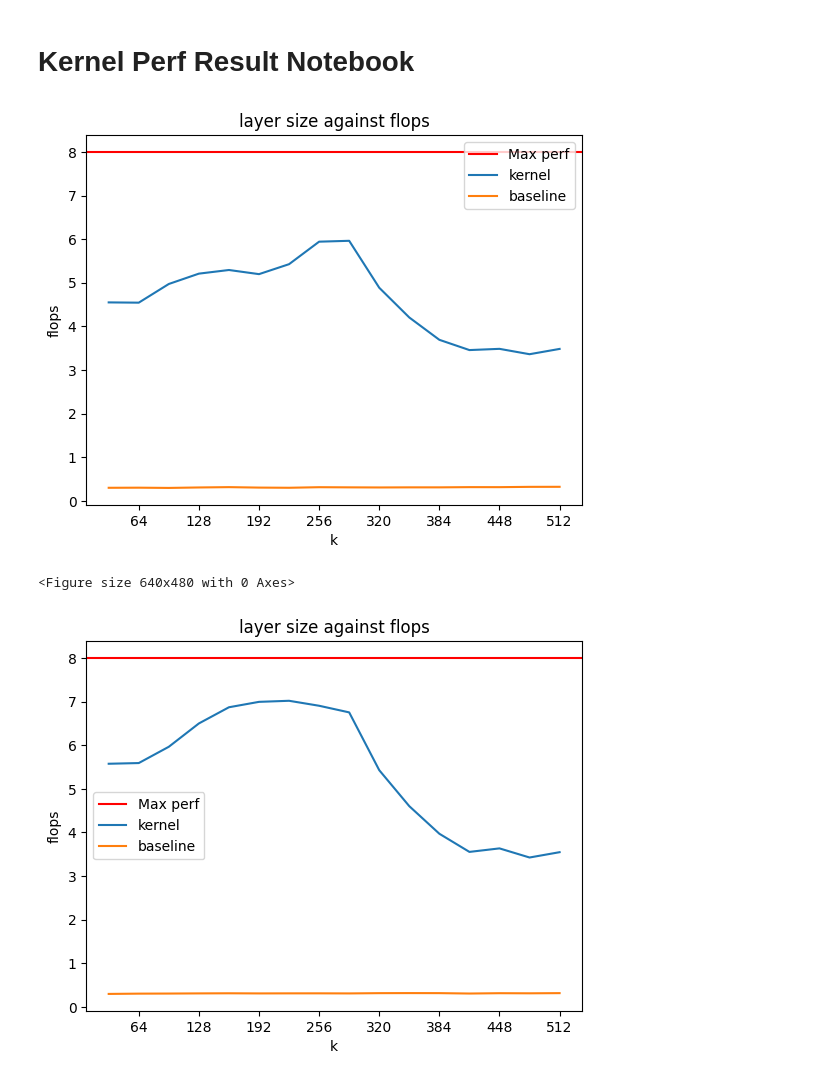
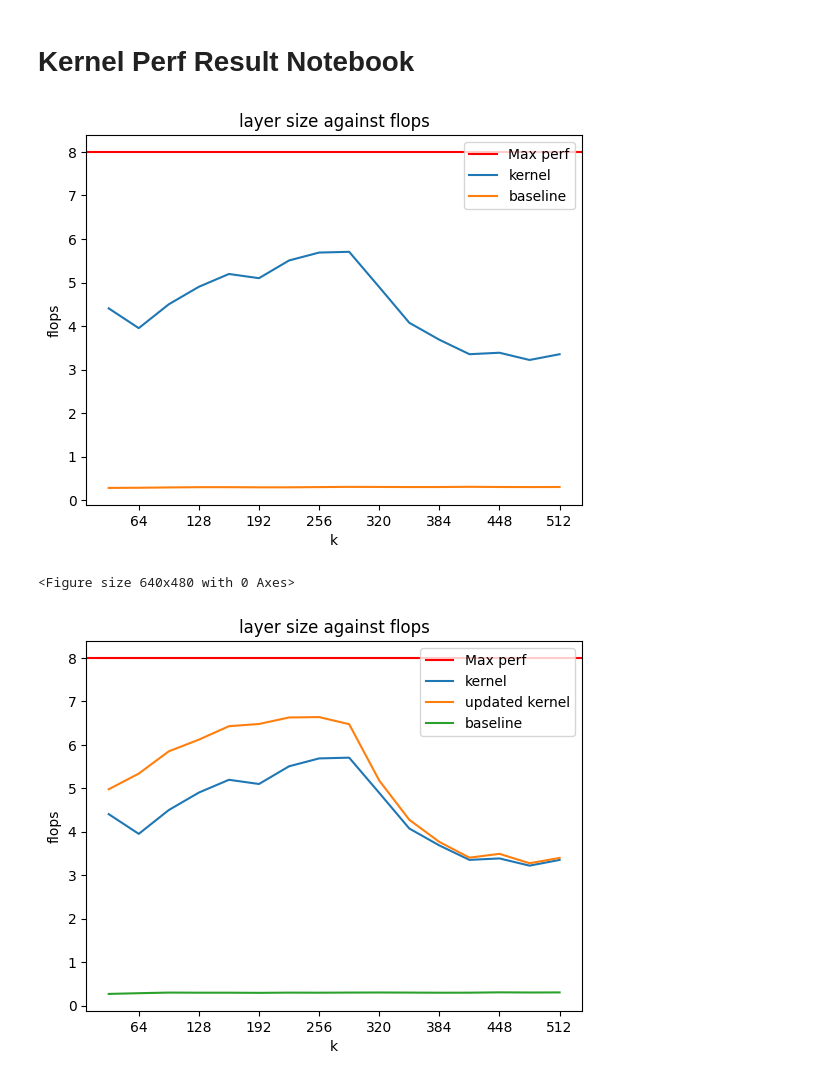
Before and after one commit to kel4F2023/CNN-Maxpooling-Kernel, a Jupyter notebook: visual.ipynb, the cells around one changed output. Cells and saved outputs as stored; diff of their text form; code cells hidden in the pictures.

Commit message:
update visual

```diff
--- a/visual.ipynb
+++ b/visual.ipynb
@@ -7,58 +7,59 @@ import pandas as pd
 # %%
 # visualizing performance for mid-report implementation
 
-df = pd.read_csv('data/mid-data.tsv', delimiter='\t')
-df.columns = ['p', 'z', 'k', 'oflops', 'blops', 'correct']
-df['k'].astype(int)
-df['p'].astype(int)
-df['z'].astype(int)
-df['oflops'].astype(float)
-df['blops'].astype(float)
-df['correct'].astype(int)
+mid_df = pd.read_csv('data/mid-data.tsv', delimiter='\t')
+mid_df.columns = ['p', 'z', 'k', 'oflops', 'blops', 'correct']
+mid_df['k'].astype(int)
+mid_df['p'].astype(int)
+mid_df['z'].astype(int)
+mid_df['oflops'].astype(float)
+mid_df['blops'].astype(float)
+mid_df['correct'].astype(int)
 
 # plot k against oflops and blops in one graph
-oflops_avg = df.groupby('k')['oflops'].mean()
-blops_avg = df.groupby('k')['blops'].mean()
+oflops_avg = mid_df.groupby('k')['oflops'].mean()
+blops_avg = mid_df.groupby('k')['blops'].mean()
 
 plt.figure()
 plt.axhline(y=8, color='r', linestyle='-', label='Max perf')
-plt.plot(df['k'].unique(), oflops_avg, label='kernel')
-plt.plot(df['k'].unique(), blops_avg, label='baseline')
-plt.xticks(df['k'].unique()[1::2])
+plt.plot(mid_df['k'].unique(), oflops_avg, label='kernel')
+plt.plot(mid_df['k'].unique(), blops_avg, label='baseline')
+plt.xticks(mid_df['k'].unique()[1::2])
 plt.legend()
 plt.xlabel('k')
 plt.ylabel('flops')
 plt.title('layer size against flops')
 plt.show()
 # %% [output]
-[figure, old version]
+[figure, new version]
 # %%
 # visualizing performance for mid-report implementation
 
-df = pd.read_csv('data/final-data.tsv', delimiter='\t')
-df.columns = ['p', 'z', 'k', 'oflops', 'blops', 'correct']
-df['k'].astype(int)
-df['p'].astype(int)
-df['z'].astype(int)
-df['oflops'].astype(float)
-df['blops'].astype(float)
-df['correct'].astype(int)
+final_df = pd.read_csv('data/final-data.tsv', delimiter='\t')
+final_df.columns = ['p', 'z', 'k', 'oflops', 'blops', 'correct']
+final_df['k'].astype(int)
+final_df['p'].astype(int)
+final_df['z'].astype(int)
+final_df['oflops'].astype(float)
+final_df['blops'].astype(float)
+final_df['correct'].astype(int)
 
 # plot k against oflops and blops in one graph
-oflops_avg = df.groupby('k')['oflops'].mean()
-blops_avg = df.groupby('k')['blops'].mean()
+final_oflops_avg = final_df.groupby('k')['oflops'].mean()
+blops_avg = final_df.groupby('k')['blops'].mean()
 
 plt.clf()
 plt.figure()
 plt.axhline(y=8, color='r', linestyle='-', label='Max perf')
-plt.plot(df['k'].unique(), oflops_avg, label='kernel')
-plt.plot(df['k'].unique(), blops_avg, label='baseline')
-plt.xticks(df['k'].unique()[1::2])
+plt.plot(final_df['k'].unique(), oflops_avg, label='kernel')
+plt.plot(final_df['k'].unique(), final_oflops_avg, label='updated kernel')
+plt.plot(final_df['k'].unique(), blops_avg, label='baseline')
+plt.xticks(final_df['k'].unique()[1::2])
 plt.legend()
 plt.xlabel('k')
 plt.ylabel('flops')
 plt.title('layer size against flops')
 plt.show()
 # %% [output]
 <Figure size 640x480 with 0 Axes>
-[figure, old version]
+[figure, new version]
```
Also changed, not shown: 1 other file.
